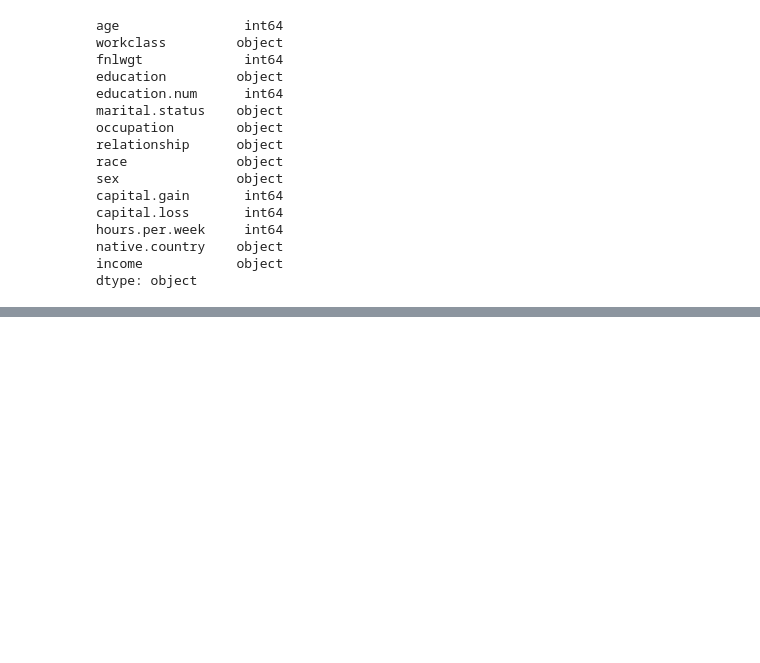
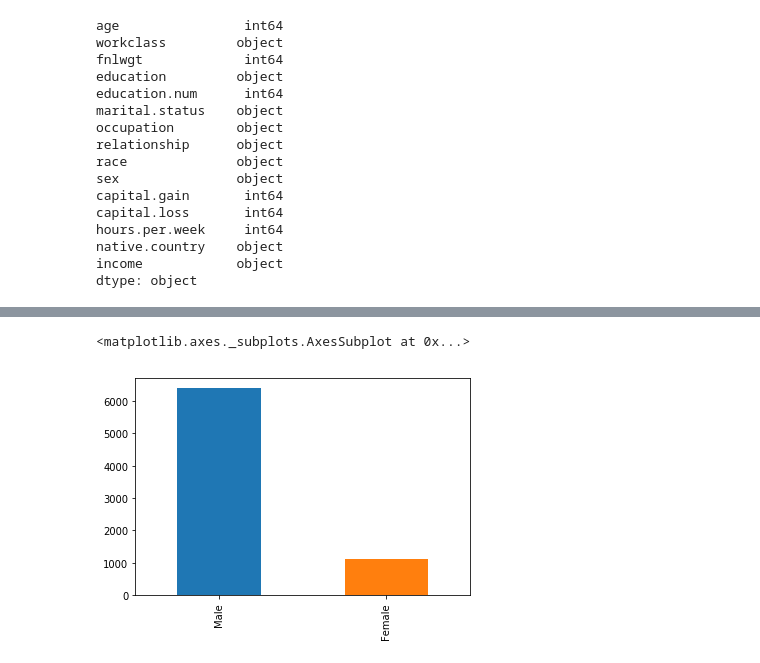
Before and after one commit to rodra-go/pmr3508, a Jupyter notebook: homeworks/adult/adult_dataset_knn_classifier.ipynb, the cells around one changed output, grey strips where cells are left out. Cells and saved outputs as stored; diff of their text form; code cells hidden in the pictures; blank space fills up the shorter version.

```diff
--- a/homeworks/adult/adult_dataset_knn_classifier.ipynb
+++ b/homeworks/adult/adult_dataset_knn_classifier.ipynb
@@ -59,0 +127,6 @@ dtype: object
+# %%
+y = train_data.loc[train_data["income"]=='>50K']
+y["sex"].value_counts().plot(kind="bar")
+# %% [output]
+<matplotlib.axes._subplots.AxesSubplot at 0x...>
+[figure, added]
```
Also changed, not shown: parts of 74 cells of this notebook, 12 other files.
